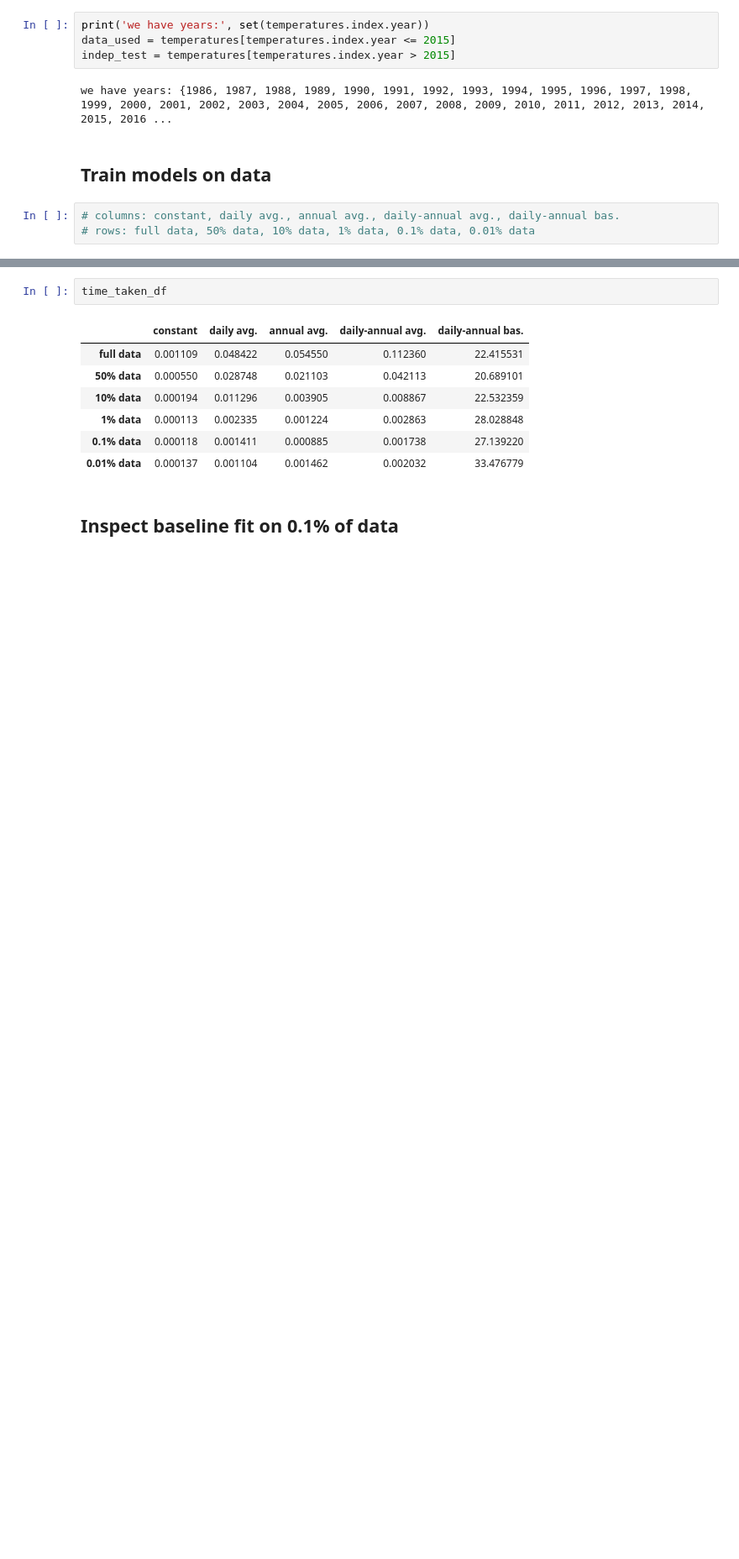
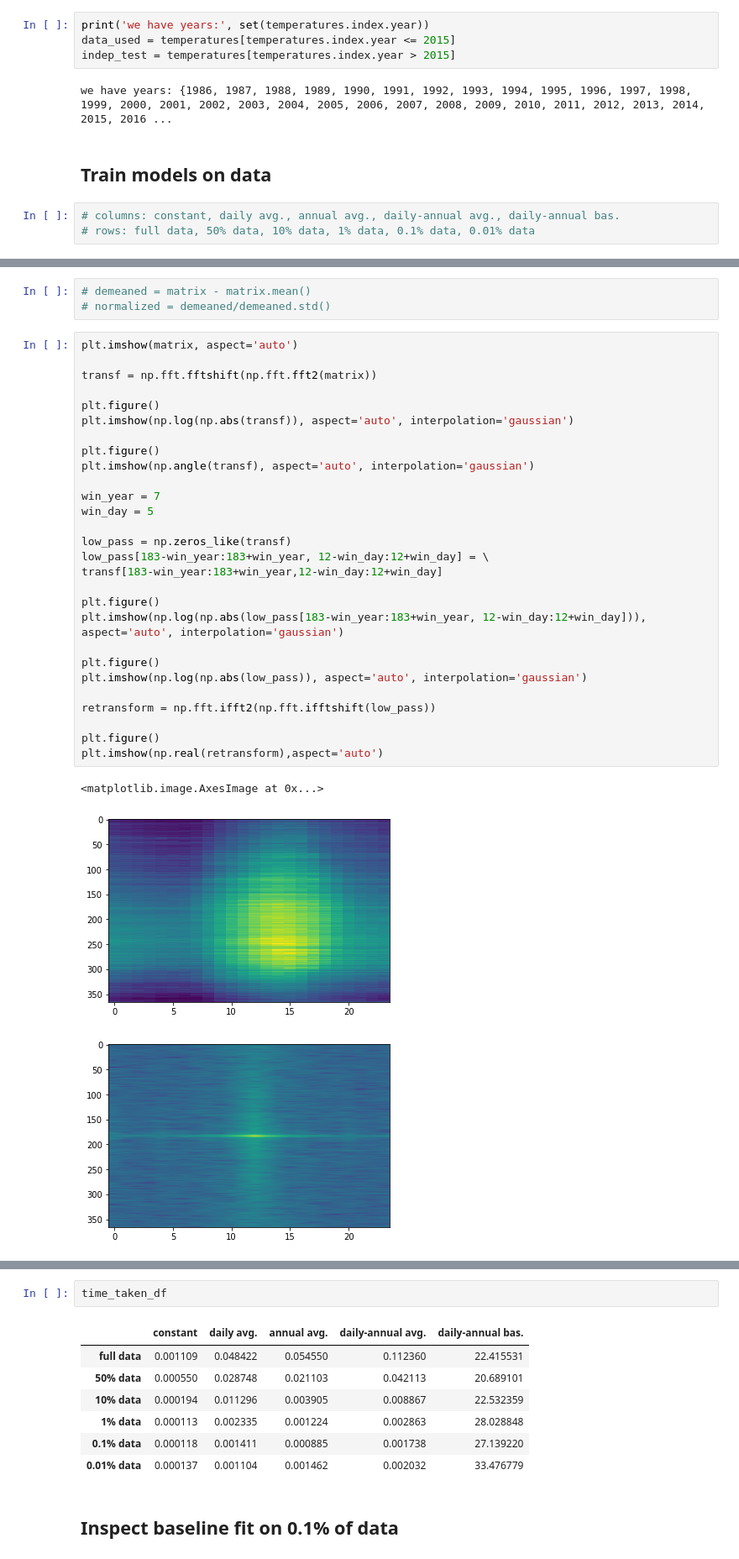
Before and after one commit to yowtzu/non_par_ts, a Jupyter notebook: examples/TemperatureSFO.ipynb, the cells around one changed output, grey strips where cells are left out. Shown at 84% size. Cells and saved outputs as stored; diff of their text form; blank space fills up the shorter version.

```diff
--- a/examples/TemperatureSFO.ipynb
+++ b/examples/TemperatureSFO.ipynb
@@ -51,0 +67,35 @@ pd.Series.fillna?
+# %%
+# demeaned = matrix - matrix.mean()
+# normalized = demeaned/demeaned.std()
+# %%
+plt.imshow(matrix, aspect='auto')
+
+transf = np.fft.fftshift(np.fft.fft2(matrix))
+
+plt.figure()
+plt.imshow(np.log(np.abs(transf)), aspect='auto', interpolation='gaussian')
+
+plt.figure()
+plt.imshow(np.angle(transf), aspect='auto', interpolation='gaussian')
+
+win_year = 7
+win_day = 5
+
+low_pass = np.zeros_like(transf)
+low_pass[183-win_year:183+win_year, 12-win_day:12+win_day] = \
+transf[183-win_year:183+win_year,12-win_day:12+win_day]
+
+plt.figure()
+plt.imshow(np.log(np.abs(low_pass[183-win_year:183+win_year, 12-win_day:12+win_day])), aspect='auto', interpolation='gaussian')
+
+plt.figure()
+plt.imshow(np.log(np.abs(low_pass)), aspect='auto', interpolation='gaussian')
+
+retransform = np.fft.ifft2(np.fft.ifftshift(low_pass))
+
+plt.figure()
+plt.imshow(np.real(retransform),aspect='auto')
+# %% [output]
+<matplotlib.image.AxesImage at 0x...>
+[figure, added]
+[figure, added]
```
Also changed, not shown: parts of 20 cells of this notebook, 1 other file.
